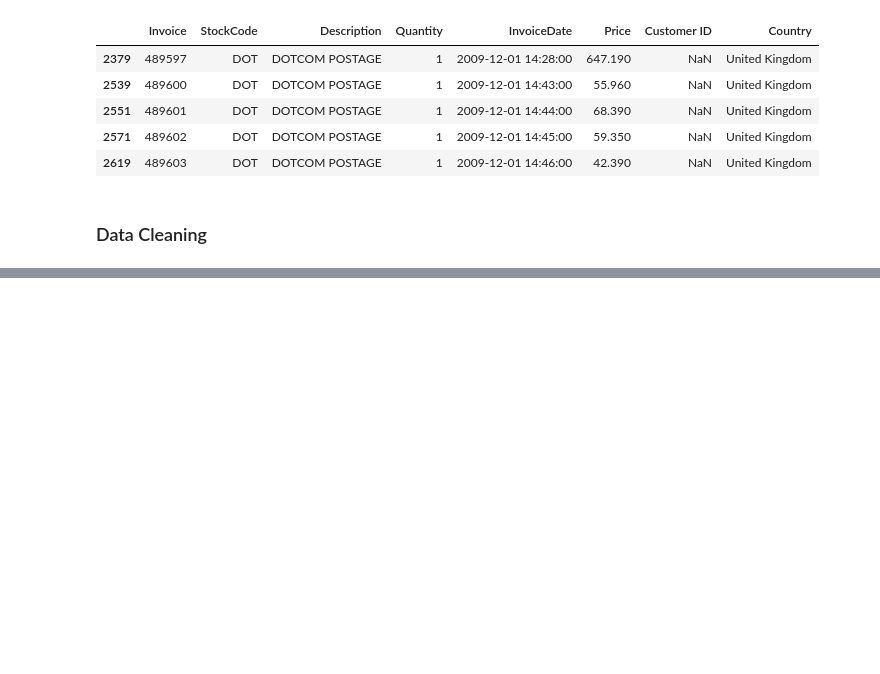
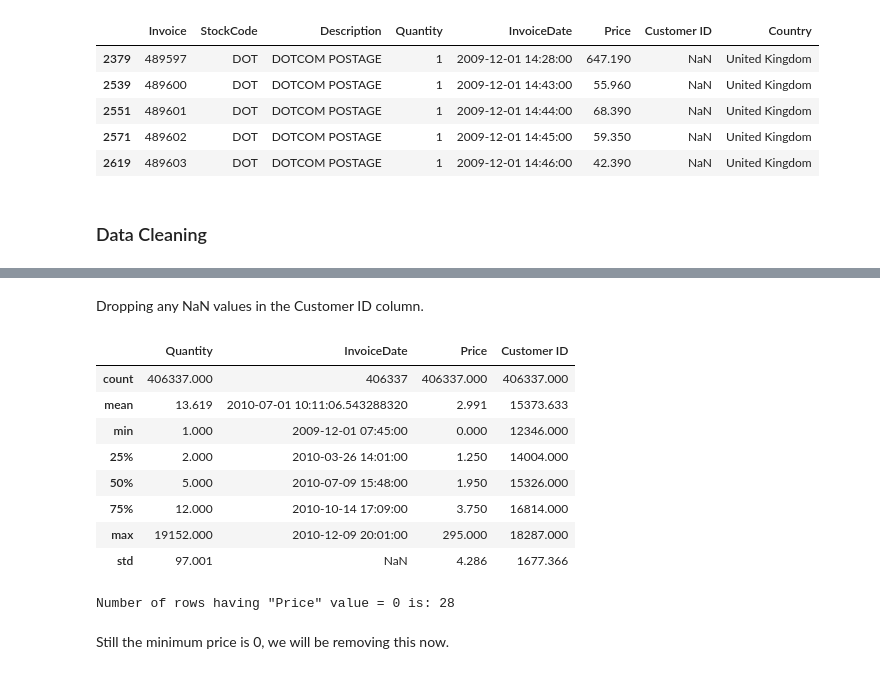
Before and after one commit to RawatRahul14/Customer-Segmentation, a Jupyter notebook: Customer_Segmentation.ipynb, the cells around one changed output, grey strips where cells are left out. Drawn from its saved outputs; the diff is of its cells as text; code cells hidden in the pictures; blank space fills up the shorter version.

```diff
--- a/Customer_Segmentation.ipynb
+++ b/Customer_Segmentation.ipynb
@@ -191,3 +191,5 @@ dataset[dataset["StockCode"].str.contains("^DOT")].head()
 | 2619 | 489603 | DOT | DOTCOM POSTAGE | 1 | 2009-12-01 14:46:00 | 42.390 | NaN | United Kingdom |
 # %% [markdown]
 ### Data Cleaning
+# %%
+cleaned_df = dataset.copy()
@@ -193,0 +198,13 @@ dataset[dataset["StockCode"].str.contains("^DOT")].head()
+# %%
+# First converting the Invoice column into str type
+cleaned_df["Invoice"] = cleaned_df["Invoice"].astype("str")
+
+# Creating a mask to filter the rows with only rows that satisfies the required criteria
+mask = (
+    cleaned_df["Invoice"].str.match("^\\d{6}$") == True
+)
+
+# Applying the above created mask on the dataset
+cleaned_df = cleaned_df[mask]
+
+cleaned_df.head()
@@ -193,0 +220,18 @@ dataset[dataset["StockCode"].str.contains("^DOT")].head()
+# %%
+# First converting the column "StockCode" into str.
+cleaned_df["StockCode"] = cleaned_df["StockCode"].astype("str")
+
+# Creating the mask with the required criterias:
+# 1. A 5-digit number (regex pattern for exactly 5 digits)
+# 2. A 5-digit number followed by one or more letters
+# 3. The exact string "PADS"
+mask = (
+    (cleaned_df["StockCode"].str.match("^\\d{5}$") == True) |
+    (cleaned_df["StockCode"].str.match("^\\d{5}[a-zA-Z]+$") == True) |
+    (cleaned_df["StockCode"].str.match("^PADS$") == True)
+)
+
+# Applying the above created mask on the dataset
+cleaned_df = cleaned_df[mask]
+
+cleaned_df.head()
@@ -193,0 +245,22 @@ dataset[dataset["StockCode"].str.contains("^DOT")].head()
+# %% [markdown]
+Dropping any NaN values in the Customer ID column.
+# %%
+cleaned_df.dropna(subset = ["Customer ID"], inplace = True)
+# %%
+cleaned_df.describe()
+# %% [output]
+|  | Quantity | InvoiceDate | Price | Customer ID |
+| count | 406337.000 | 406337 | 406337.000 | 406337.000 |
+| mean | 13.619 | 2010-07-01 10:11:06.543288320 | 2.991 | 15373.633 |
+| min | 1.000 | 2009-12-01 07:45:00 | 0.000 | 12346.000 |
+| 25% | 2.000 | 2010-03-26 14:01:00 | 1.250 | 14004.000 |
+| 50% | 5.000 | 2010-07-09 15:48:00 | 1.950 | 15326.000 |
+| 75% | 12.000 | 2010-10-14 17:09:00 | 3.750 | 16814.000 |
+| max | 19152.000 | 2010-12-09 20:01:00 | 295.000 | 18287.000 |
+| std | 97.001 | NaN | 4.286 | 1677.366 |
+# %%
+print("Number of rows having \"Price\" value = 0 is: {0}".format(len(cleaned_df[cleaned_df["Price"] == 0])))
+# %% [output]
+Number of rows having "Price" value = 0 is: 28
+# %% [markdown]
+Still the minimum price is 0, we will be removing this now.
```
Also changed, not shown: parts of 8 cells of this notebook.
